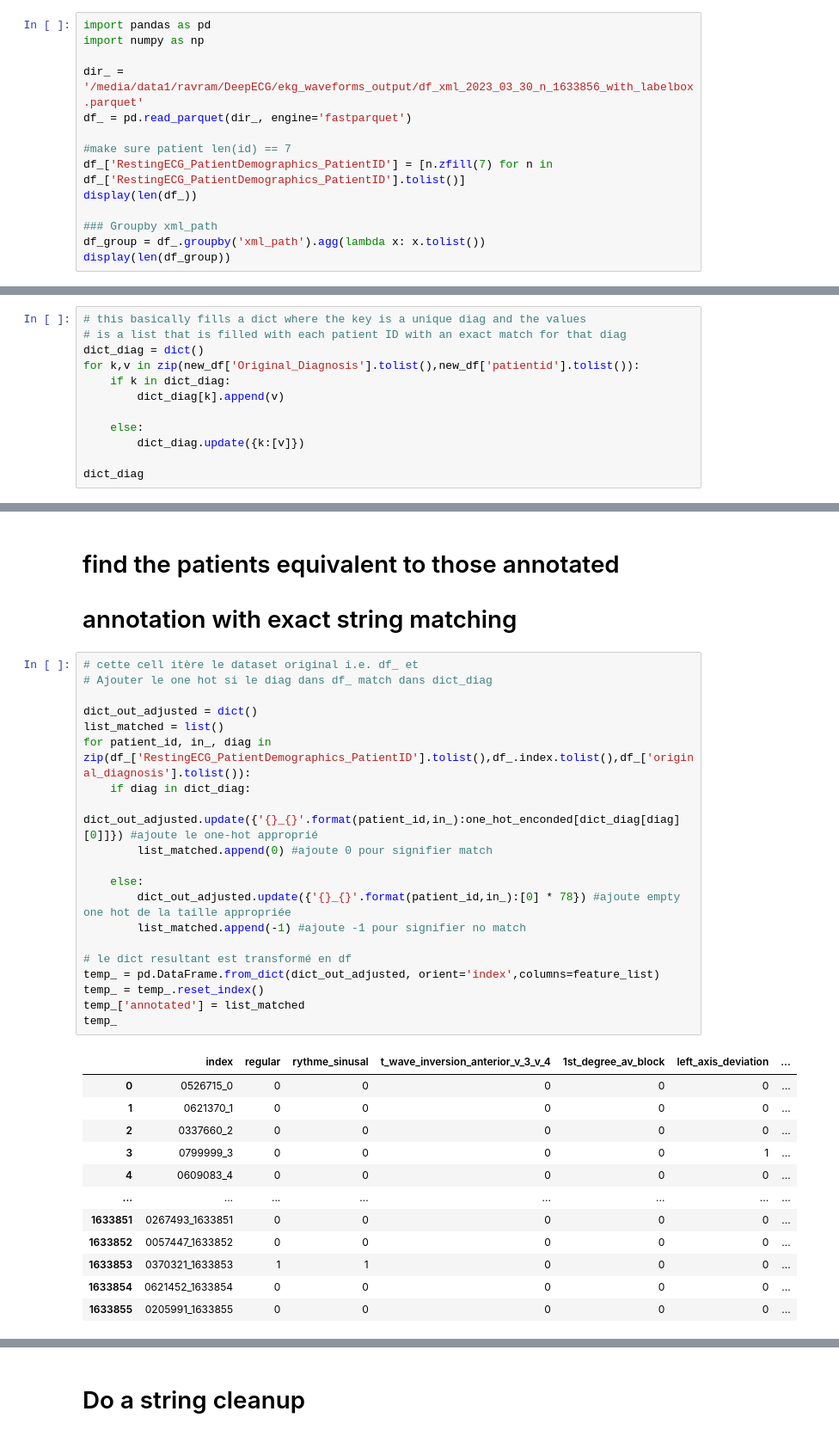
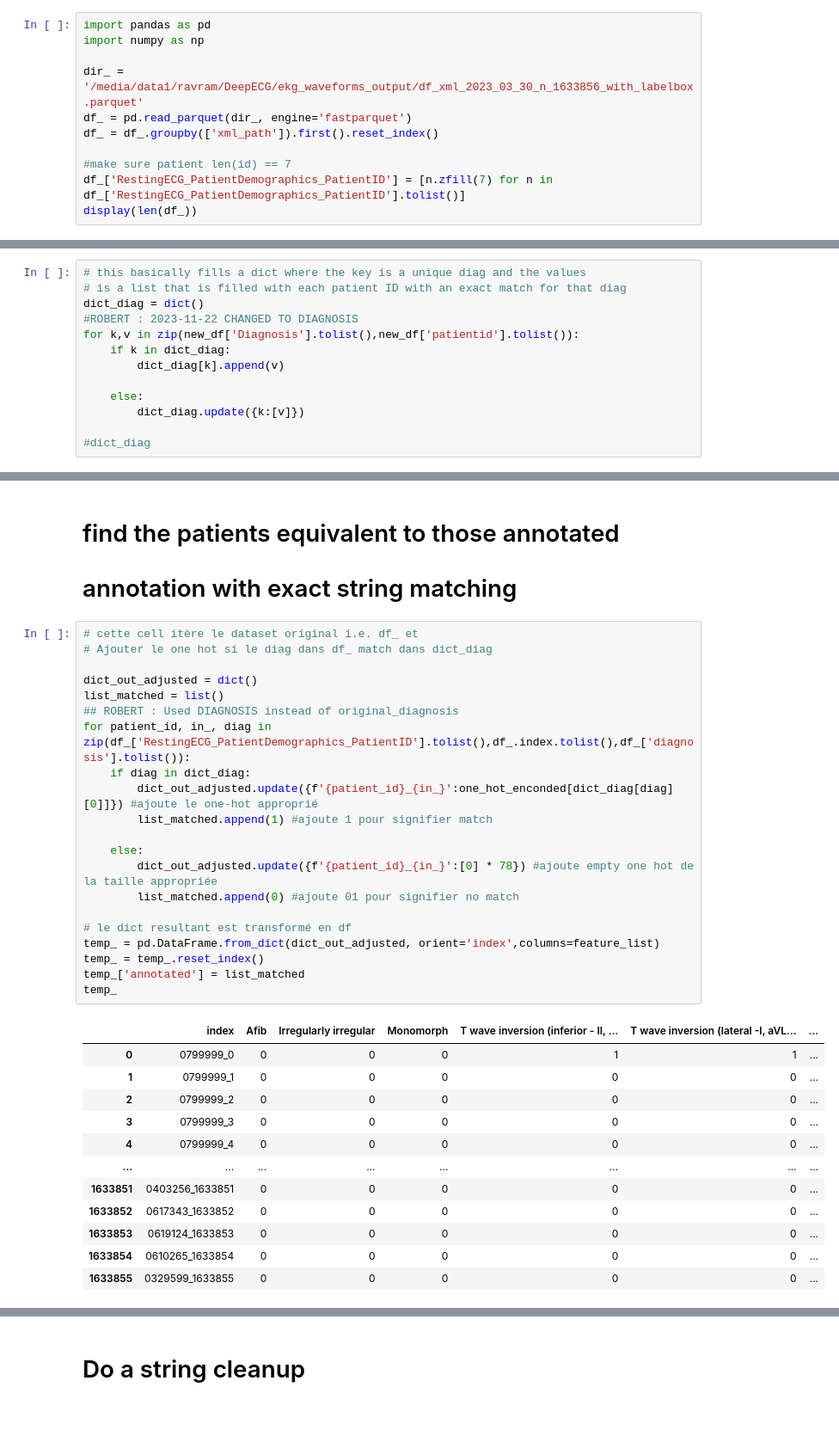
Before and after one commit to HeartWise-AI/DeepECG_Preprocess, a Jupyter notebook: add_labelbox.ipynb, the cells around one changed output, grey strips where cells are left out. Shown at 86% size. Drawn from its saved outputs; the diff is of its cells as text.

```diff
--- a/add_labelbox.ipynb
+++ b/add_labelbox.ipynb
@@ -56,13 +56,10 @@ import numpy as np
 
 dir_ = '/media/data1/ravram/DeepECG/ekg_waveforms_output/df_xml_2023_03_30_n_1633856_with_labelbox.parquet'
 df_ = pd.read_parquet(dir_, engine='fastparquet')
+df_ = df_.groupby(['xml_path']).first().reset_index()
 
 #make sure patient len(id) == 7
 df_['RestingECG_PatientDemographics_PatientID'] = [n.zfill(7) for n in df_['RestingECG_PatientDemographics_PatientID'].tolist()]
 display(len(df_))
-
-### Groupby xml_path
-df_group = df_.groupby('xml_path').agg(lambda x: x.tolist())
-display(len(df_group))
 # %% [output]
 1633856
@@ -93,11 +89,12 @@ new_df
 # this basically fills a dict where the key is a unique diag and the values
 # is a list that is filled with each patient ID with an exact match for that diag
 dict_diag = dict()
-for k,v in zip(new_df['Original_Diagnosis'].tolist(),new_df['patientid'].tolist()):
+#ROBERT : 2023-11-22 CHANGED TO DIAGNOSIS
+for k,v in zip(new_df['Diagnosis'].tolist(),new_df['patientid'].tolist()):
     if k in dict_diag:
         dict_diag[k].append(v)
 
     else:
         dict_diag.update({k:[v]})
 
-dict_diag
+#dict_diag
@@ -350,33 +318,34 @@ Name: index, dtype: object
 # %%
 # cette cell itère le dataset original i.e. df_ et
 # Ajouter le one hot si le diag dans df_ match dans dict_diag
 
 dict_out_adjusted = dict()
 list_matched = list()
-for patient_id, in_, diag in zip(df_['RestingECG_PatientDemographics_PatientID'].tolist(),df_.index.tolist(),df_['original_diagnosis'].tolist()):
+## ROBERT : Used DIAGNOSIS instead of original_diagnosis
+for patient_id, in_, diag in zip(df_['RestingECG_PatientDemographics_PatientID'].tolist(),df_.index.tolist(),df_['diagnosis'].tolist()):
     if diag in dict_diag:
-        dict_out_adjusted.update({'{}_{}'.format(patient_id,in_):one_hot_enconded[dict_diag[diag][0]]}) #ajoute le one-hot approprié
-        list_matched.append(0) #ajoute 0 pour signifier match
+        dict_out_adjusted.update({f'{patient_id}_{in_}':one_hot_enconded[dict_diag[diag][0]]}) #ajoute le one-hot approprié
+        list_matched.append(1) #ajoute 1 pour signifier match
 
     else:
-        dict_out_adjusted.update({'{}_{}'.format(patient_id,in_):[0] * 78}) #ajoute empty one hot de la taille appropriée
-        list_matched.append(-1) #ajoute -1 pour signifier no match
+        dict_out_adjusted.update({f'{patient_id}_{in_}':[0] * 78}) #ajoute empty one hot de la taille appropriée
+        list_matched.append(0) #ajoute 01 pour signifier no match
 
 # le dict resultant est transformé en df
 temp_ = pd.DataFrame.from_dict(dict_out_adjusted, orient='index',columns=feature_list)
 temp_ = temp_.reset_index()
 temp_['annotated'] = list_matched
 temp_
 # %% [output]
-|  | index | regular | rythme_sinusal | t_wave_inversion_anterior_v_3_v_4 | 1st_degree_av_block | left_axis_deviation | ... |
-| 0 | 0526715_0 | 0 | 0 | 0 | 0 | 0 | ... |
-| 1 | 0621370_1 | 0 | 0 | 0 | 0 | 0 | ... |
-| 2 | 0337660_2 | 0 | 0 | 0 | 0 | 0 | ... |
-| 3 | 0799999_3 | 0 | 0 | 0 | 0 | 1 | ... |
-| 4 | 0609083_4 | 0 | 0 | 0 | 0 | 0 | ... |
+|  | index | Afib | Irregularly irregular | Monomorph | T wave inversion (inferior - II, ... | T wave inversion (lateral -I, aVL... | ... |
+| 0 | 0799999_0 | 0 | 0 | 0 | 1 | 1 | ... |
+| 1 | 0799999_1 | 0 | 0 | 0 | 0 | 0 | ... |
+| 2 | 0799999_2 | 0 | 0 | 0 | 0 | 0 | ... |
+| 3 | 0799999_3 | 0 | 0 | 0 | 0 | 0 | ... |
+| 4 | 0799999_4 | 0 | 0 | 0 | 0 | 0 | ... |
 | ... | ... | ... | ... | ... | ... | ... | ... |
-| 1633851 | 0267493_1633851 | 0 | 0 | 0 | 0 | 0 | ... |
-| 1633852 | 0057447_1633852 | 0 | 0 | 0 | 0 | 0 | ... |
-| 1633853 | 0370321_1633853 | 1 | 1 | 0 | 0 | 0 | ... |
-| 1633854 | 0621452_1633854 | 0 | 0 | 0 | 0 | 0 | ... |
-| 1633855 | 0205991_1633855 | 0 | 0 | 0 | 0 | 0 | ... |
+| 1633851 | 0403256_1633851 | 0 | 0 | 0 | 0 | 0 | ... |
+| 1633852 | 0617343_1633852 | 0 | 0 | 0 | 0 | 0 | ... |
+| 1633853 | 0619124_1633853 | 0 | 0 | 0 | 0 | 0 | ... |
+| 1633854 | 0610265_1633854 | 0 | 0 | 0 | 0 | 0 | ... |
+| 1633855 | 0329599_1633855 | 0 | 0 | 0 | 0 | 0 | ... |
```
Also changed, not shown: parts of 23 cells of this notebook, 9 other files.
